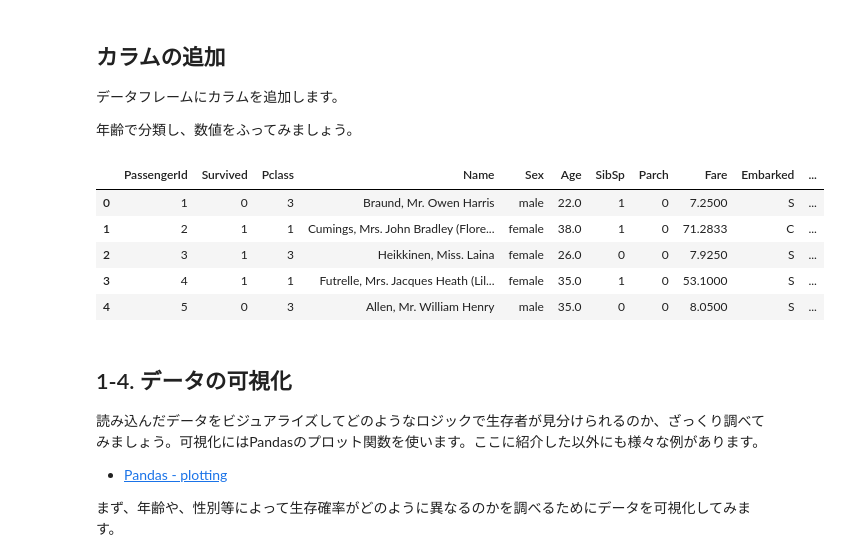
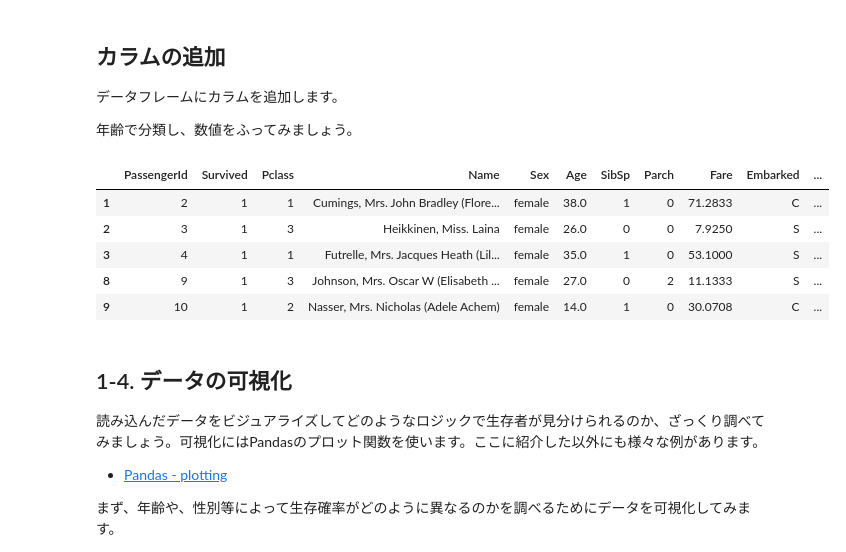
Before and after one commit to PyDataTokyo/pydata-tokyo-tutorial-1, a Jupyter notebook: pydatatokyo_tutorial_dh.ipynb, the cells around one changed output. Drawn from its saved outputs; the diff is of its cells as text; code cells hidden in the pictures.

```diff
--- a/pydatatokyo_tutorial_dh.ipynb
+++ b/pydatatokyo_tutorial_dh.ipynb
@@ -189,7 +189,7 @@ df[['Name', 'Ticket']].head()
 # %% [markdown]
 `Cabin`と`Ticket`のカラムは削除してしまいましょう。
 # %%
-df = df.drop(['Ticket', 'Cabin'], axis=1)
+df.drop(['Ticket', 'Cabin'], axis=1, inplace=True)
 # %%
 df.head()
 # %% [output]
@@ -244,8 +244,8 @@ df[df.PassengerId==6][['PassengerId', 'Name', 'Sex', 'Age']]
 |  | PassengerId | Name | Sex | Age |
 | 5 | 6 | Moran, Mr. James | male | NaN |
 # %%
-dff = df[df.Sex=='female'].fillna({'Age': female_age_mean})
-dfm = df[df.Sex=='male'].fillna({'Age': male_age_mean})
+df_female = df[df.Sex=='female'].fillna({'Age': female_age_mean})
+df_male = df[df.Sex=='male'].fillna({'Age': male_age_mean})
 
-df2 = dff.append(dfm)
+filled_df = df_female.append(df_male)
 # %%
@@ -262,25 +262,25 @@ df2[df2.PassengerId==6][['PassengerId', 'Name', 'Sex', 'Age']]
 # %%
 def classification_age(age):
     if age <= 19:
         return '1'
     elif age <= 34:
         return '2'
     elif age <= 49:
         return '3'
     elif age >= 50:
         return '4'
     else:
         return '0'
 
-df['AgeClass'] = df.Age.map(classification_age)
-df.head()
+filled_df['AgeClass'] = filled_df.Age.map(classification_age)
+filled_df.head()
 # %% [output]
 |  | PassengerId | Survived | Pclass | Name | Sex | Age | SibSp | Parch | Fare | Embarked | ... |
-| 0 | 1 | 0 | 3 | Braund, Mr. Owen Harris | male | 22.0 | 1 | 0 | 7.2500 | S | ... |
 | 1 | 2 | 1 | 1 | Cumings, Mrs. John Bradley (Flore... | female | 38.0 | 1 | 0 | 71.2833 | C | ... |
 | 2 | 3 | 1 | 3 | Heikkinen, Miss. Laina | female | 26.0 | 0 | 0 | 7.9250 | S | ... |
 | 3 | 4 | 1 | 1 | Futrelle, Mrs. Jacques Heath (Lil... | female | 35.0 | 1 | 0 | 53.1000 | S | ... |
-| 4 | 5 | 0 | 3 | Allen, Mr. William Henry | male | 35.0 | 0 | 0 | 8.0500 | S | ... |
+| 8 | 9 | 1 | 3 | Johnson, Mrs. Oscar W (Elisabeth ... | female | 27.0 | 0 | 2 | 11.1333 | S | ... |
+| 9 | 10 | 1 | 2 | Nasser, Mrs. Nicholas (Adele Achem) | female | 14.0 | 1 | 0 | 30.0708 | C | ... |
 # %% [markdown]
 ## 1-4. データの可視化
 
```
Also changed, not shown: parts of 7 cells of this notebook.
